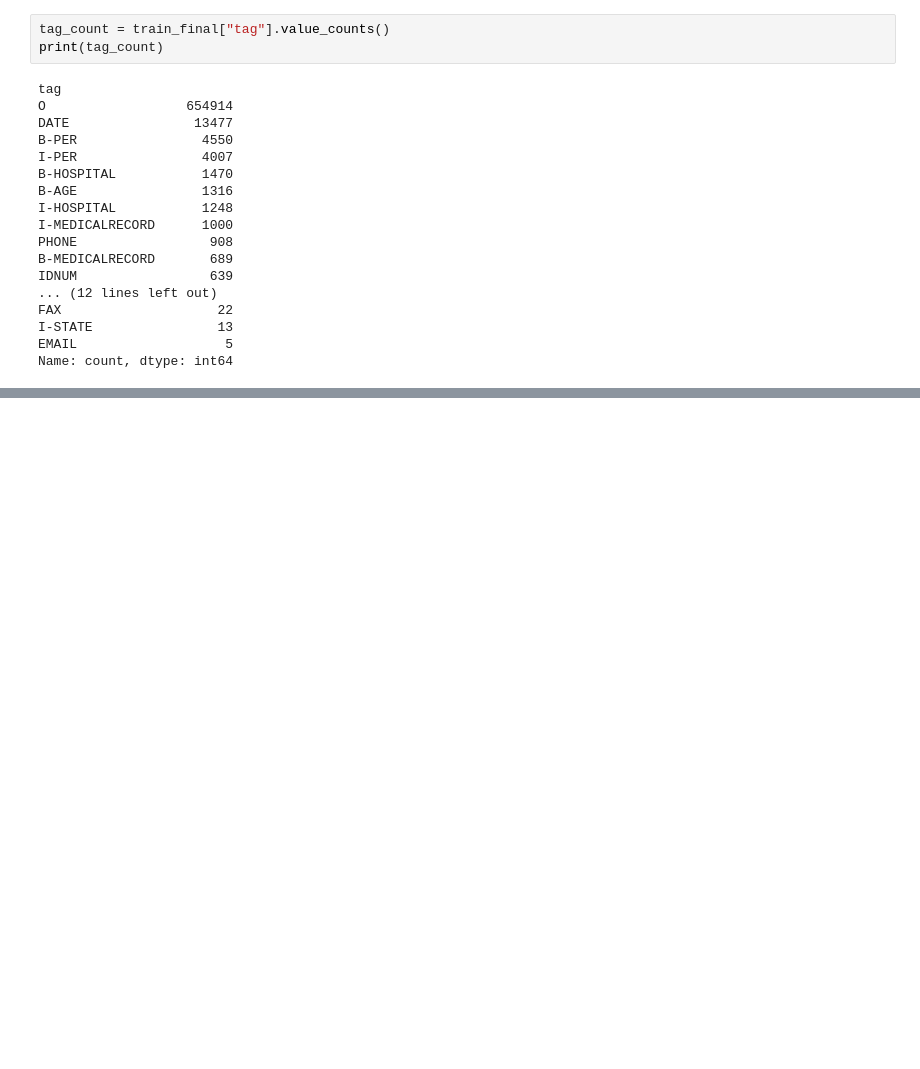
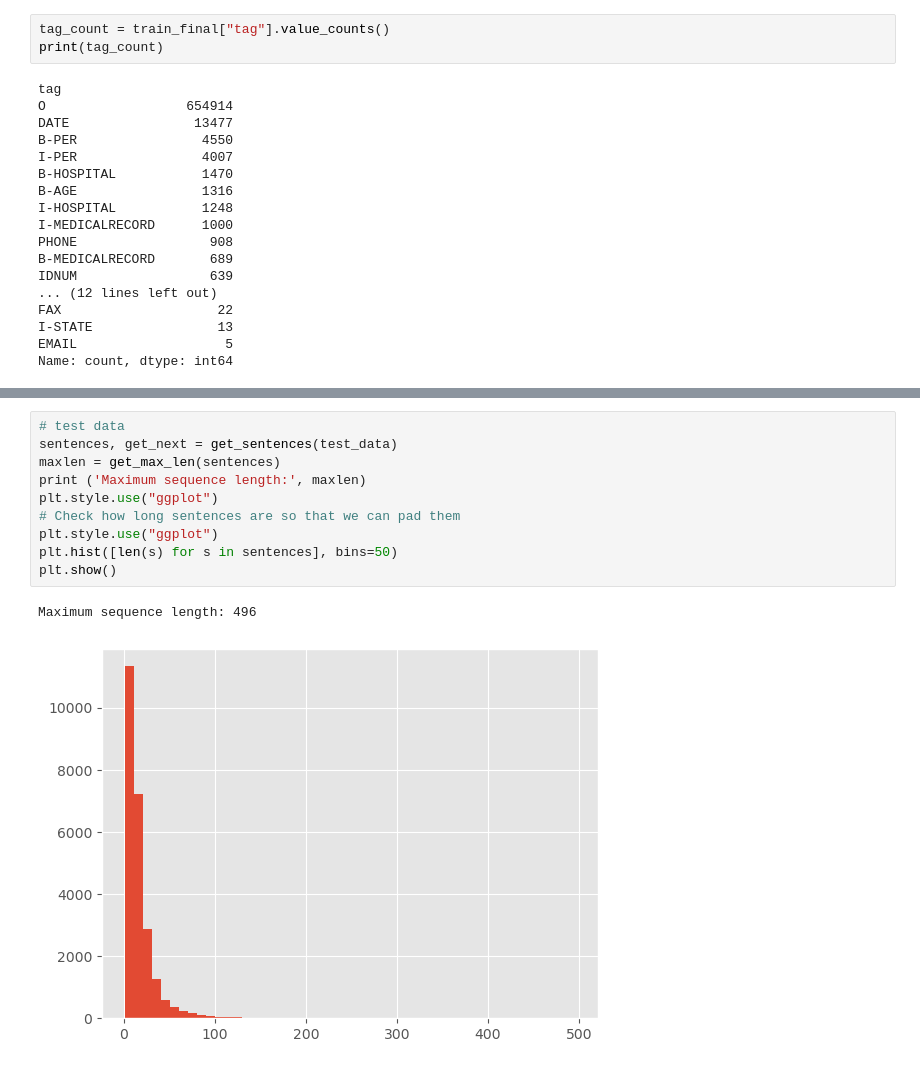
Before and after one commit to mahshidghaffari/NER_GDPR_Extraction, a Jupyter notebook: healthData/prePro.ipynb, the cells around one changed output, grey strips where cells are left out. Drawn from its saved outputs; the diff is of its cells as text; blank space fills up the shorter version.

```diff
--- a/healthData/prePro.ipynb
+++ b/healthData/prePro.ipynb
@@ -182,0 +396,13 @@ Name: count, dtype: int64
+# %%
+# test data
+sentences, get_next = get_sentences(test_data)
+maxlen = get_max_len(sentences)
+print ('Maximum sequence length:', maxlen)
+plt.style.use("ggplot")
+# Check how long sentences are so that we can pad them
+plt.style.use("ggplot")
+plt.hist([len(s) for s in sentences], bins=50)
+plt.show()
+# %% [output]
+Maximum sequence length: 496
+[figure, added]
```
Also changed, not shown: parts of 33 cells of this notebook, 9 other files.
